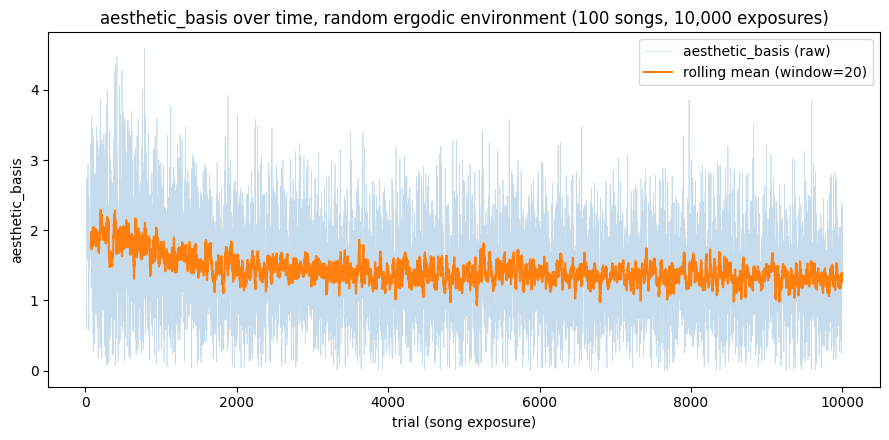
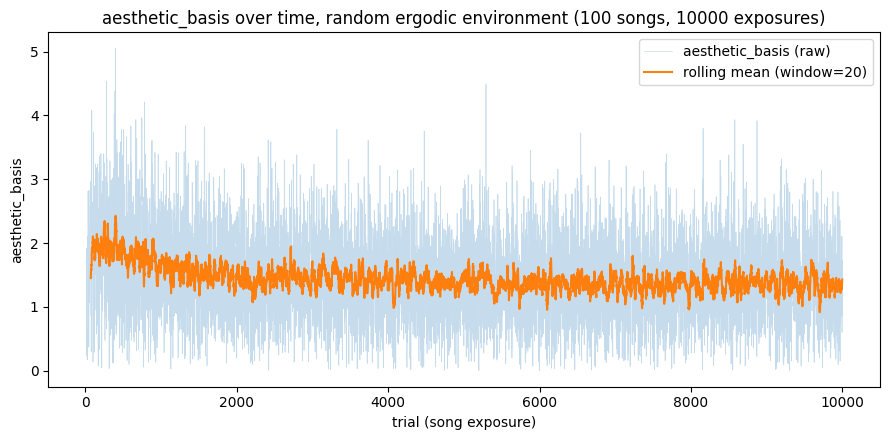
Code edit (unified diff) that turned the first committed figure into the second:
--- before
+++ after
@@ -2,8 +2,9 @@
 ax.plot(df["trial"], df["aesthetic_basis"], alpha=0.25, linewidth=0.5, label="aesthetic_basis (raw)")
 ax.plot(df["trial"], df["aesthetic_basis_rolling_mean"], linewidth=1.5,
-        label="rolling mean (window=20)")
+        label=f"rolling mean (window={WINDOW})")
 ax.set_xlabel("trial (song exposure)")
 ax.set_ylabel("aesthetic_basis")
-ax.set_title("aesthetic_basis over time, random ergodic environment (100 songs, 10,000 exposures)")
+ax.set_title(f"aesthetic_basis over time, random ergodic environment "
+             f"({NUM_SONGS} songs, {NUM_EXPOSURES} exposures)")
 ax.legend()
 fig.tight_layout()

Commit: Make Design 1 notebook parameter-driven, matching Design 2's pattern